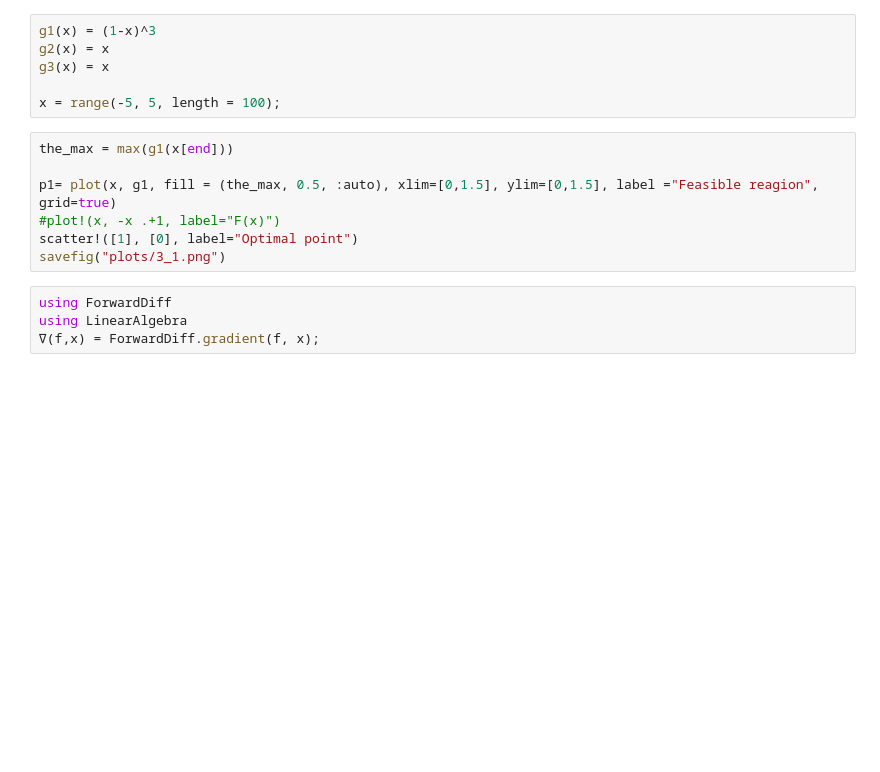
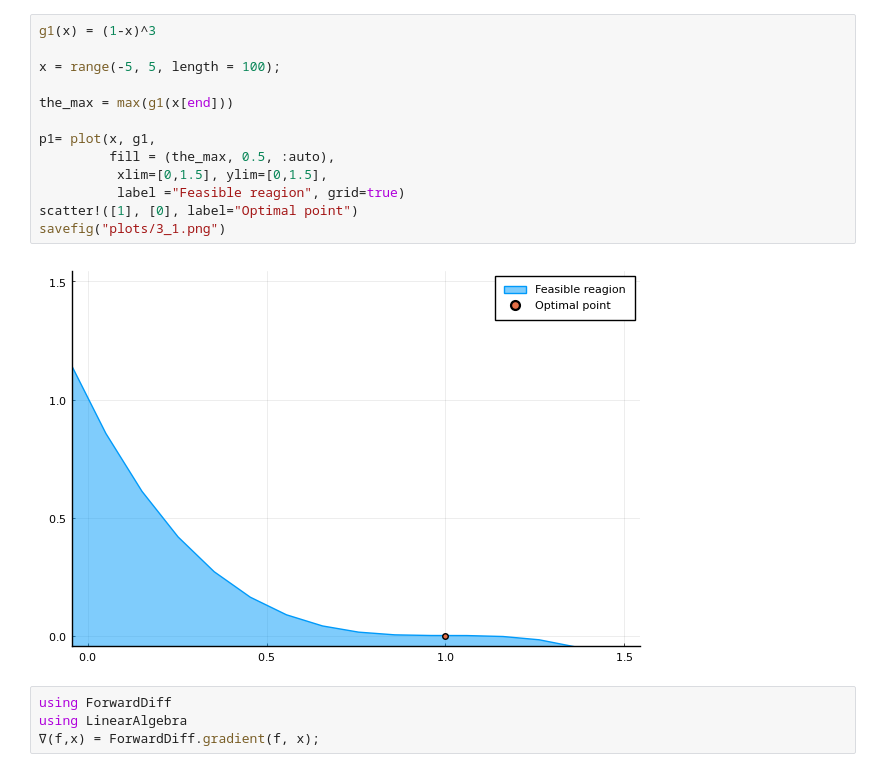
Before and after one commit to christiansegercrantz/Nonlinear-Optimization-course-2021, a Jupyter notebook: Homework 3/Homework3.ipynb, the cells around one changed output. Saved outputs shown, nothing was run; the diff lists cells and outputs as text; blank space fills up the shorter version.

```diff
--- a/Homework 3/Homework3.ipynb
+++ b/Homework 3/Homework3.ipynb
@@ -7,16 +5,18 @@ Plots.PyPlotBackend()
-# %%
-g1(x) = (1-x)^3
-g2(x) = x
-g3(x) = x
-
-x = range(-5, 5, length = 100);
 # %%
+g1(x) = (1-x)^3
+
+x = range(-5, 5, length = 100);
+
 the_max = max(g1(x[end]))
 
-p1= plot(x, g1, fill = (the_max, 0.5, :auto), xlim=[0,1.5], ylim=[0,1.5], label ="Feasible reagion", grid=true)
-#plot!(x, -x .+1, label="F(x)")
+p1= plot(x, g1,
+         fill = (the_max, 0.5, :auto),
+          xlim=[0,1.5], ylim=[0,1.5],
+          label ="Feasible reagion", grid=true)
 scatter!([1], [0], label="Optimal point")
 savefig("plots/3_1.png")
+# %% [output]
+[figure, added]
 # %%
 using ForwardDiff
 using LinearAlgebra
```
Also changed, not shown: parts of 2 cells of this notebook, 8 other files.
